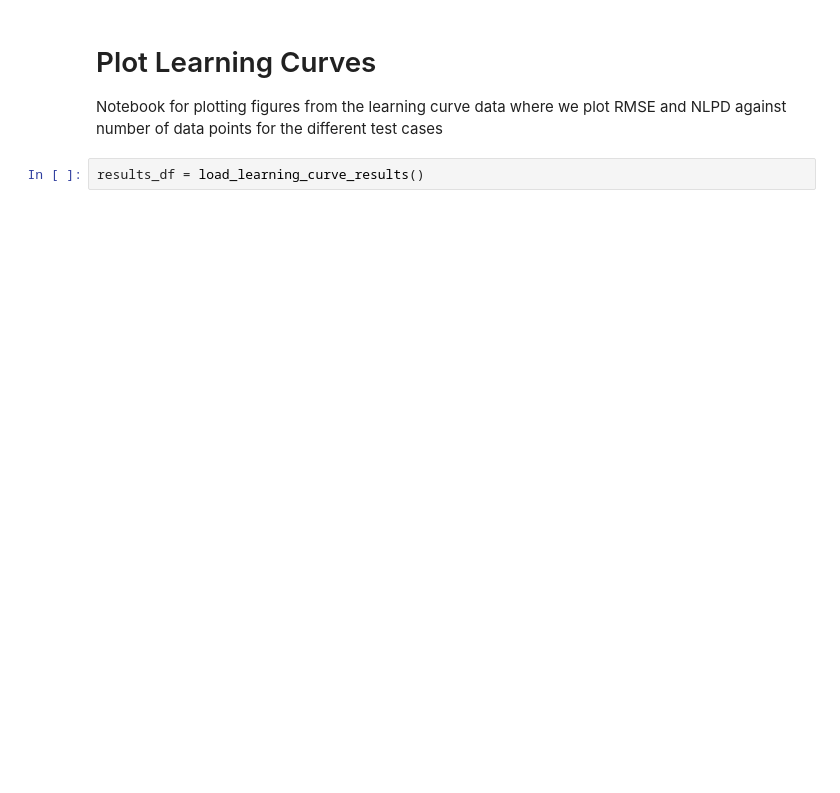
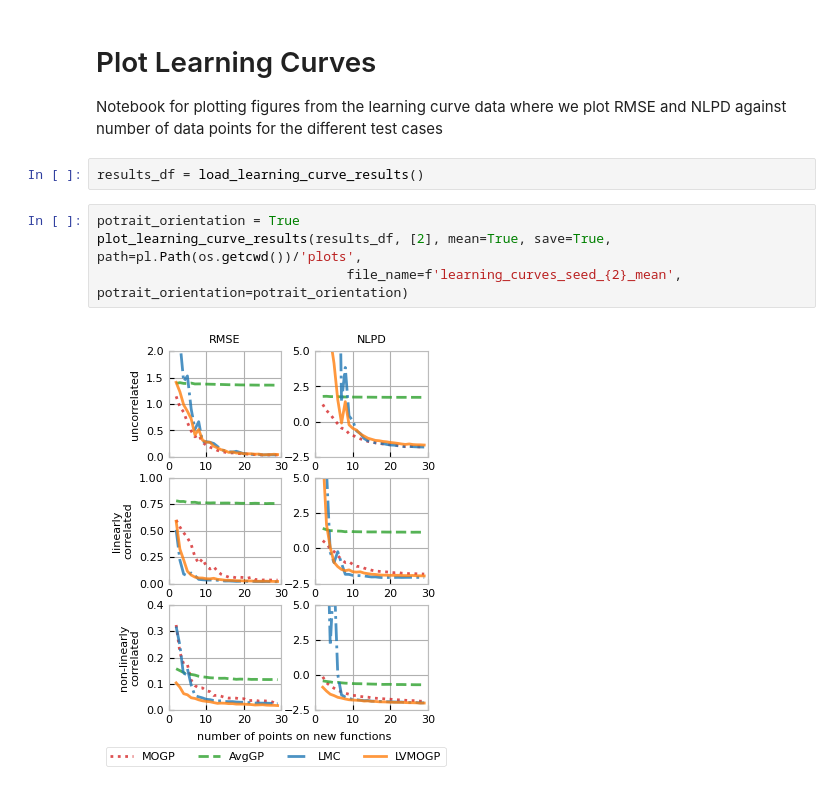
Before and after one commit to RSedgwick/TLGPs, a Jupyter notebook: analysis/model_comparisons.ipynb, the cells around one changed output. Saved outputs shown, nothing was run; the diff lists cells and outputs as text; blank space fills up the shorter version.

```diff
--- a/analysis/model_comparisons.ipynb
+++ b/analysis/model_comparisons.ipynb
@@ -12,4 +15,10 @@ Notebook for plotting figures from the learning curve data where we plot RMSE an
 for the different test cases
 # %%
 results_df = load_learning_curve_results()
+# %%
+potrait_orientation = True
+plot_learning_curve_results(results_df, [2], mean=True, save=True, path=pl.Path(os.getcwd())/'plots',
+                                file_name=f'learning_curves_seed_{2}_mean', potrait_orientation=potrait_orientation)
+# %% [output]
+[figure, added]
 # %%
```
Also changed, not shown: parts of 4 cells of this notebook, 17 other files.
